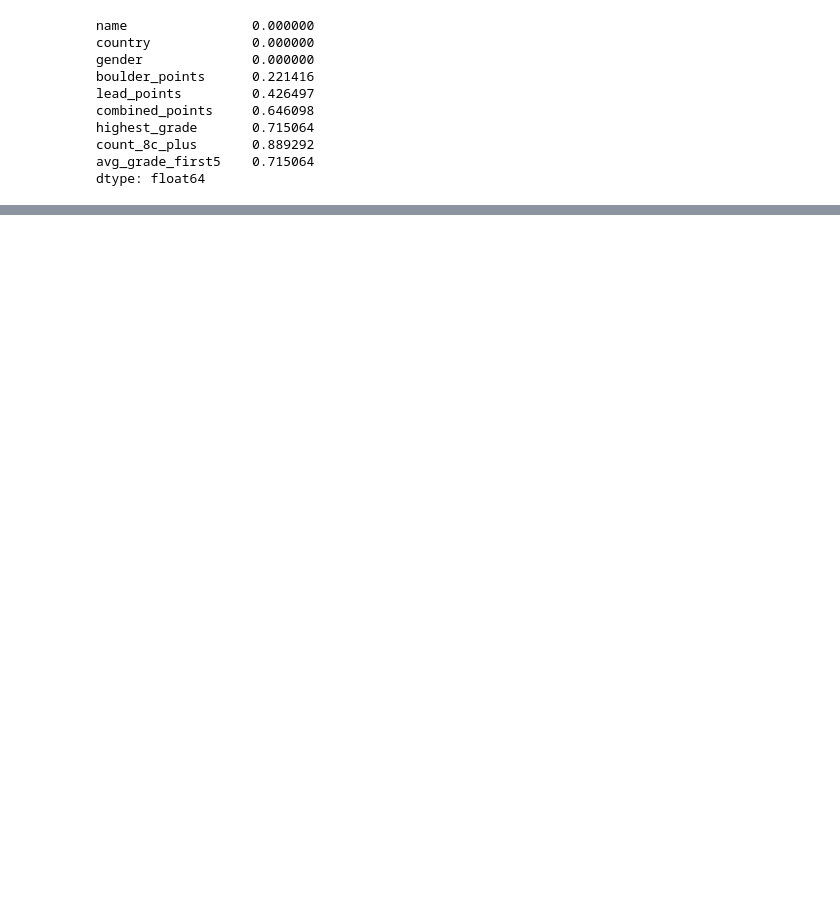
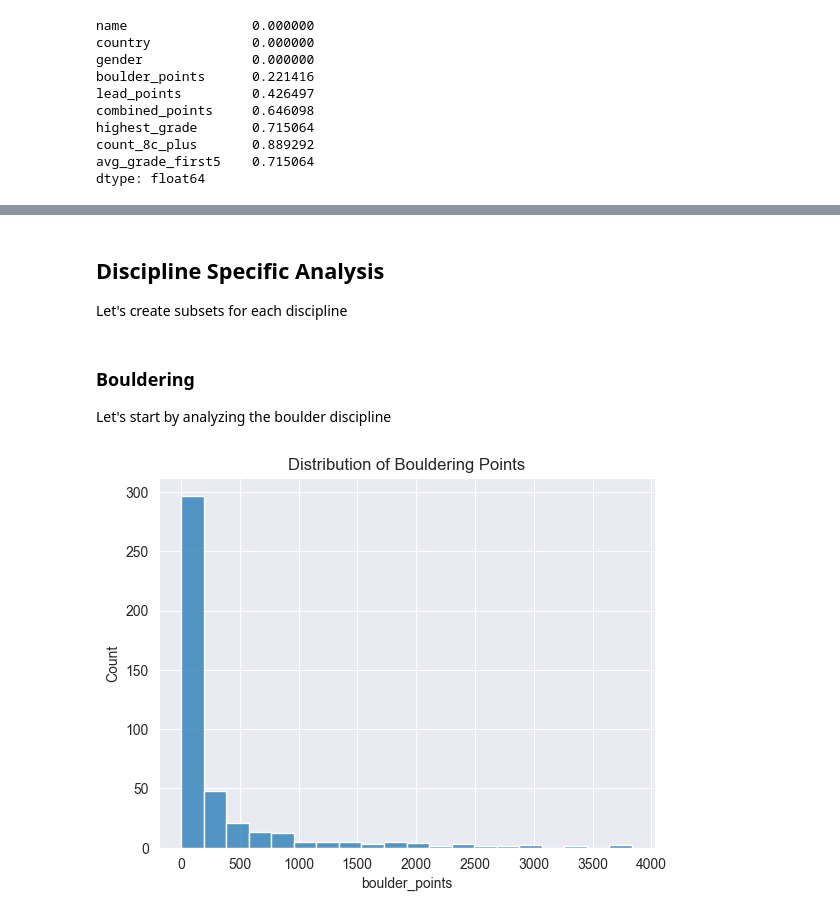
Before and after one commit to ssinix/crag-to-competition, a Jupyter notebook: 02_data_analysis/2.1_EDA.ipynb, the cells around one changed output, grey strips where cells are left out. Cells and saved outputs as stored; diff of their text form; code cells hidden in the pictures; blank space fills up the shorter version.

Commit message:
Add discipline and outdoor climbing analysis

```diff
--- a/02_data_analysis/2.1_EDA.ipynb
+++ b/02_data_analysis/2.1_EDA.ipynb
@@ -107,0 +126,17 @@ dtype: float64
+# %% [markdown]
+## Discipline Specific Analysis
+
+Let's create subsets for each discipline
+# %%
+boulder_athletes = df[df['boulder_points'] > 0]
+lead_athletes= df[df['lead_points'] > 0]
+combined_athletes = df[df['combined_points'] > 0]
+# %% [markdown]
+### Bouldering
+Let's start by analyzing the boulder discipline
+# %%
+sns.histplot(boulder_athletes['boulder_points'], bins=20)
+plt.title('Distribution of Bouldering Points')
+plt.show()
+# %% [output]
+[figure, added]
```
Also changed, not shown: parts of 25 cells of this notebook.
